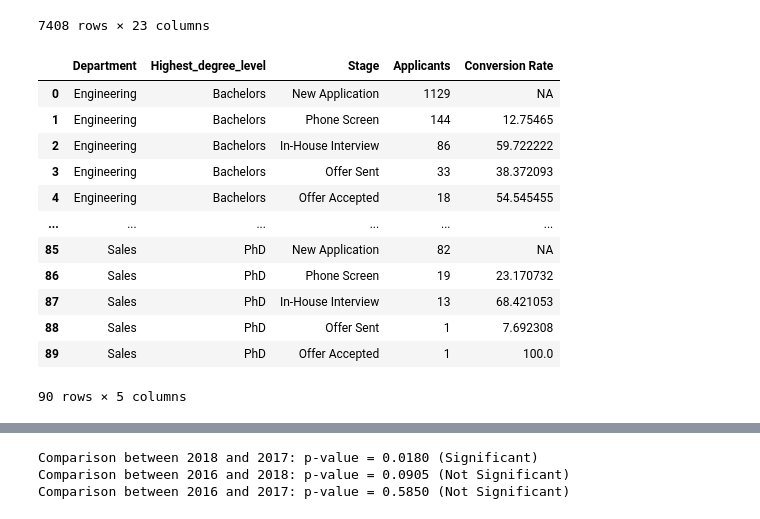
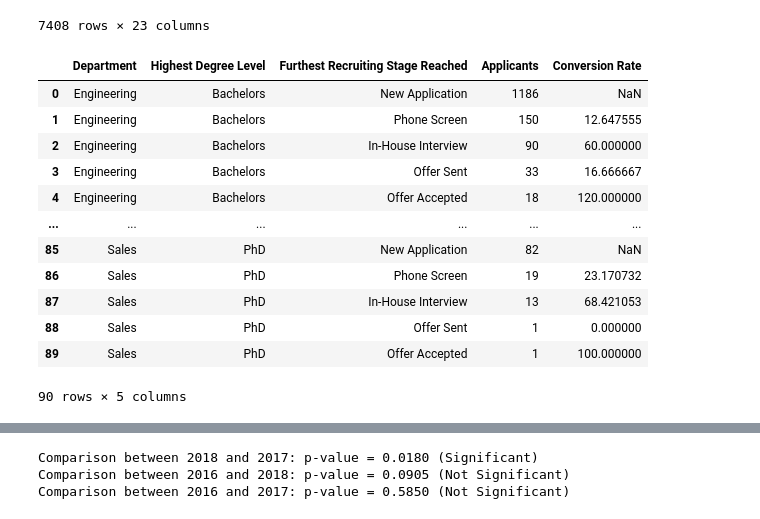
Before and after one commit to Bearhaoyuli/tessting_for_fun, a Jupyter notebook: DE_Shaw.ipynb, the cells around one changed output, grey strips where cells are left out. Drawn from its saved outputs; the diff is of its cells as text; code cells hidden in the pictures.

```diff
--- a/DE_Shaw.ipynb
+++ b/DE_Shaw.ipynb
@@ -37,7 +37,7 @@ df_offer
 ##Get highest Degree ever obtained
 #Assumption: JD is considered Masters, so they will be labled as Masters as well.
 degree_dict = {"PhD": 1, "Masters": 2,"JD":2, "Bachelors": 3}
-# Create a new column called "Highest Degree Level"
+
 def get_highest_degree_level(row):
     degree_levels = []
     for degree in ["Degree", "Degree.1", "Degree.2", "Degree.3"]:
@@ -46,12 +46,11 @@ def get_highest_degree_level(row):
             degree_levels.append(degree_value)
     if not degree_levels:
         return None
-    min_degree_value = min([degree_dict.get(degree_value, 4) for degree_value in degree_levels])
-    min_degree_name = [degree_name for degree_name, degree_value in degree_dict.items() if degree_value == min_degree_value]
-    if min_degree_name:
-        return min_degree_name[0]
-    else:
-        return None
+
+    # Get degree with the lowest value (or highest level) in the dictionary
+    highest_degree = min(degree_levels, key=lambda x: degree_dict.get(x, 4), default=None)
+
+    return highest_degree
 
 df_activity["Highest Degree Level"] = df_activity.apply(get_highest_degree_level, axis=1)
 
@@ -119,79 +115,61 @@ df.loc[mask, 'Furthest Recruiting Stage Reached'] = 'Offer Accepted'
 # df.to_csv(cur_dir+'output.csv', index=False)
 # df
 # %%
+df_tmp = df.copy(deep=True)
+
 # Define the order of the stages
 stage_order = ['new application', 'phone screen', 'in-house interview', 'offer sent', 'offer accepted']
 
-# Create a new list to store the recruiting funnel view
-funnel_data = []
-
 # Normalize the 'Furthest Recruiting Stage Reached' column to lower case and remove any leading or trailing spaces
-df_tmp = df.copy(deep=True)
 df_tmp['Furthest Recruiting Stage Reached'] = df_tmp['Furthest Recruiting Stage Reached'].str.lower().str.strip()
 
 # Create a categorical type for stages with a specified order
 df_tmp['Furthest Recruiting Stage Reached'] = pd.Categorical(df_tmp['Furthest Recruiting Stage Reached'], categories=stage_order, ordered=True)
 
-# Group the dataframe by Department and Highest Degree Level
-grouped_df = df_tmp.groupby(["Department", "Highest Degree Level"])
+df_tmp['Highest Degree Level'] = df_tmp['Highest Degree Level'].replace('JD', 'Masters')
 
-# Iterate over each group and calculate the funnel view
-for group, data in grouped_df:
-    department, degree_level = group
+# Create a pivot table for each department and highest degree level by furthest stage reached and count of candidate ID
+pivot_df = df_tmp.pivot_table(index=['Department', 'Highest Degree Level', 'Furthest Recruiting Stage Reached'],
+                          values='Candidate ID Number',
+                          aggfunc='count').rename(columns={'Candidate ID Number': 'Applicants'})
 
-    # Find the application that reached the furthest recruiting stage for each candidate
-    furthest_stage = data.groupby("Candidate ID Number")["Furthest Recruiting Stage Reached"].max()
+# Add Conversion Rate column
+pivot_df['Conversion Rate'] = (pivot_df.groupby(['Department', 'Highest Degree Level'], group_keys=False)['Applicants']
+                                    .apply(lambda x: x.div(x.shift()) * 100))
 
-    # Count the unique candidates who reached each recruiting stage
-    funnel_data_group = furthest_stage.value_counts().sort_index().reset_index()
-    funnel_data_group.columns = ["Stage", "Applicants"]
+# Update the count of "Offer Sent" applicants to include the count of "Offer Accepted" applicants
+offer_accepted_index = pivot_df[pivot_df.index.get_level_values('Furthest Recruiting Stage Reached') == 'offer accepted'].index
+offer_sent_index = pivot_df[pivot_df.index.get_level_values('Furthest Recruiting Stage Reached') == 'offer sent'].index
+pivot_df.loc[offer_sent_index, 'Applicants'] += pivot_df.loc[offer_accepted_index, 'Applicants'].values
 
-    # Update the count of "Offer Sent" applicants to include the count of "Offer Accepted" applicants
-    if "offer accepted" in funnel_data_group["Stage"].values:
-        offer_accepted_count = funnel_data_group.loc[funnel_data_group["Stage"] == "offer accepted", "Applicants"].values[0]
-        funnel_data_group.loc[funnel_data_group["Stage"] == "offer sent", "Applicants"] += offer_accepted_count
+# Reset the index to make 'Furthest Recruiting Stage Reached' a regular column again
+pivot_df = pivot_df.reset_index()
 
-    # Calculate the conversion rate
-    funnel_data_group["Conversion Rate"] = (funnel_data_group["Applicants"].div(funnel_data_group["Applicants"].shift()) * 100)
+# Rename the stages for final output
+pivot_df['Furthest Recruiting Stage Reached'] = pivot_df['Furthest Recruiting Stage Reached'].str.title()
 
-    # Set the conversion rate of 'new application' as 'NA'
-    funnel_data_group.loc[funnel_data_group["Stage"] == "new application", "Conversion Rate"] = np.nan
+# Sort the pivot_df by Department, Highest Degree Level, and Stage
+pivot_df['Furthest Recruiting Stage Reached'] = pd.Categorical(pivot_df['Furthest Recruiting Stage Reached'],
+                                                               categories=[s.title() for s in stage_order], ordered=True)
 
-    # Append the department and degree level to the funnel data
-    funnel_data_group["Department"] = department
-    funnel_data_group["Highest_degree_level"] = degree_level
+pivot_df = pivot_df.sort_values(["Department", "Highest Degree Level", "Furthest Recruiting Stage Reached"])
 
-    # Append the funnel data to the main funnel data list
-    funnel_data.append(funnel_data_group)
+# Replace 'inf' with 100
+pivot_df['Conversion Rate'] = pivot_df['Conversion Rate'].replace(np.inf, 100)
 
-# Concatenate all the funnel data into a single dataframe
-funnel_df = pd.concat(funnel_data, ignore_index=True)
-
-# Sort the funnel dataframe by Department, Highest Degree Level, and Stage
-funnel_df.sort_values(["Department", "Highest_degree_level", "Stage"], inplace=True)
-
-# Fill NA conversion rate with "NA" string
-funnel_df["Conversion Rate"] = funnel_df["Conversion Rate"].fillna("NA")
-
-# Changing stage names back to title case for final output
-funnel_df['Stage'] = funnel_df['Stage'].str.title()
-funnel_df = funnel_df[["Department", "Highest_degree_level", "Stage", "Applicants", "Conversion Rate"]]
-
-
-
-funnel_df
+pivot_df
 # %% [output]
-|  | Department | Highest_degree_level | Stage | Applicants | Conversion Rate |
-| 0 | Engineering | Bachelors | New Application | 1129 | NA |
-| 1 | Engineering | Bachelors | Phone Screen | 144 | 12.75465 |
-| 2 | Engineering | Bachelors | In-House Interview | 86 | 59.722222 |
-| 3 | Engineering | Bachelors | Offer Sent | 33 | 38.372093 |
-| 4 | Engineering | Bachelors | Offer Accepted | 18 | 54.545455 |
+|  | Department | Highest Degree Level | Furthest Recruiting Stage Reached | Applicants | Conversion Rate |
+| 0 | Engineering | Bachelors | New Application | 1186 | NaN |
+| 1 | Engineering | Bachelors | Phone Screen | 150 | 12.647555 |
+| 2 | Engineering | Bachelors | In-House Interview | 90 | 60.000000 |
+| 3 | Engineering | Bachelors | Offer Sent | 33 | 16.666667 |
+| 4 | Engineering | Bachelors | Offer Accepted | 18 | 120.000000 |
 | ... | ... | ... | ... | ... | ... |
-| 85 | Sales | PhD | New Application | 82 | NA |
+| 85 | Sales | PhD | New Application | 82 | NaN |
 | 86 | Sales | PhD | Phone Screen | 19 | 23.170732 |
 | 87 | Sales | PhD | In-House Interview | 13 | 68.421053 |
-| 88 | Sales | PhD | Offer Sent | 1 | 7.692308 |
-| 89 | Sales | PhD | Offer Accepted | 1 | 100.0 |
+| 88 | Sales | PhD | Offer Sent | 1 | 0.000000 |
+| 89 | Sales | PhD | Offer Accepted | 1 | 100.000000 |
 90 rows × 5 columns
 # %%
```
Also changed, not shown: parts of 4 cells of this notebook, 18 other files.
